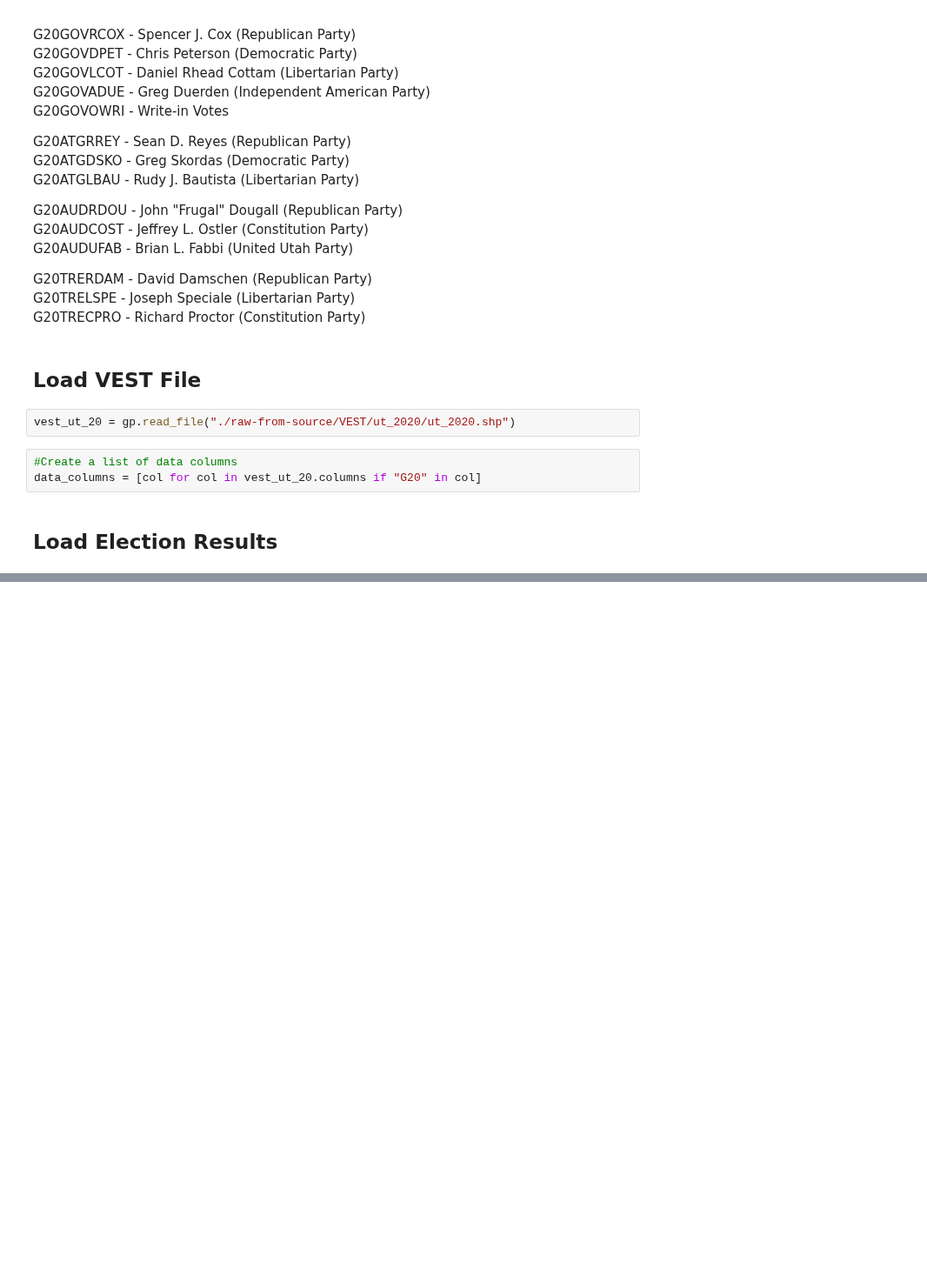
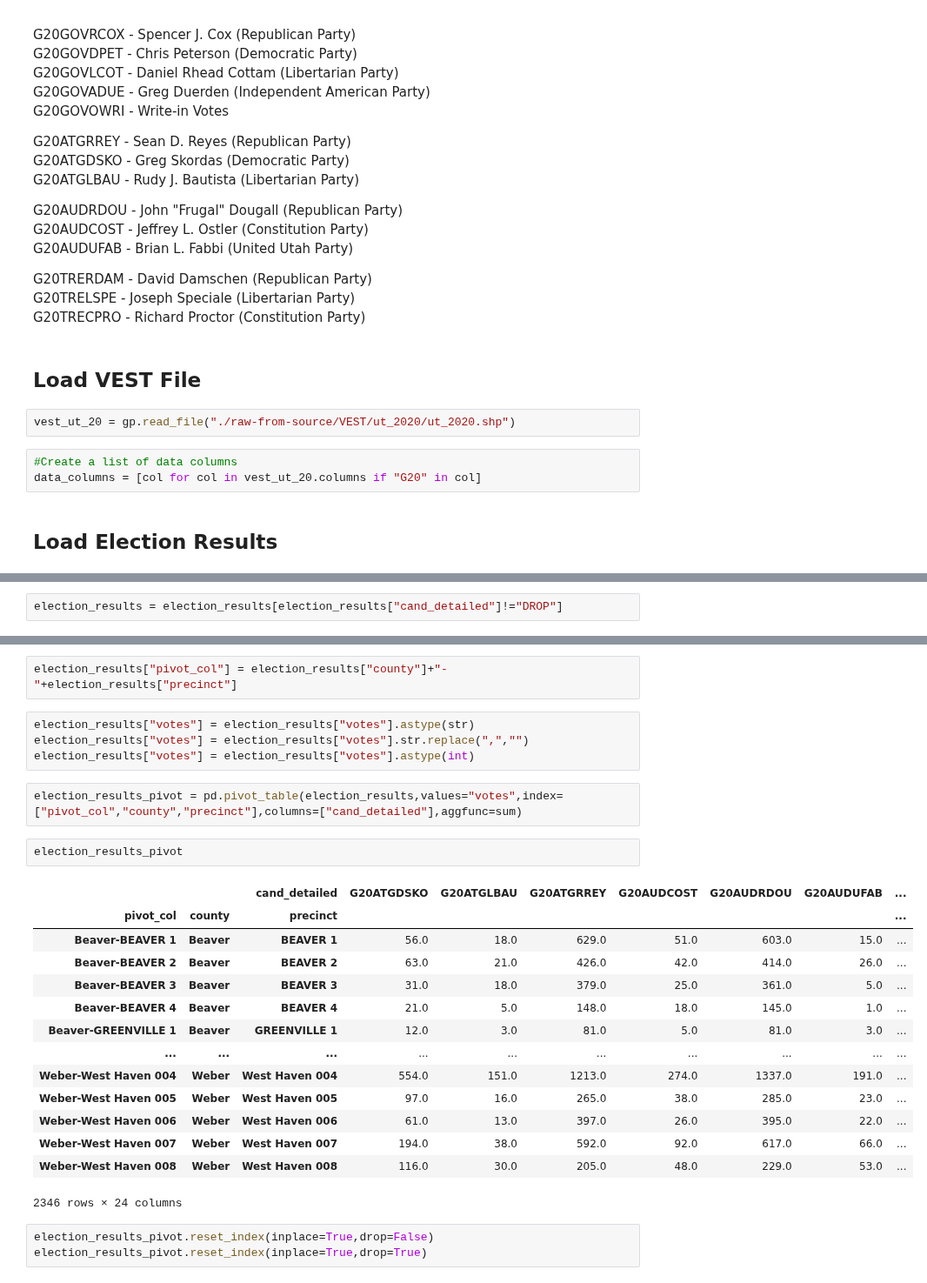
Before and after one commit to nonpartisan-redistricting-datahub/pdv-ut, a Jupyter notebook: vest-ut-2020/vest-ut-2020-validation.ipynb, the cells around one changed output, grey strips where cells are left out. Shown at 87% size. Saved outputs shown, nothing was run; the diff lists cells and outputs as text; blank space fills up the shorter version.

```diff
--- a/vest-ut-2020/vest-ut-2020-validation.ipynb
+++ b/vest-ut-2020/vest-ut-2020-validation.ipynb
@@ -62,0 +280,2 @@ data_columns = [col for col in vest_ut_20.columns if "G20" in col]
+# %%
+election_results = election_results[election_results["cand_detailed"]!="DROP"]
@@ -62,0 +292,28 @@ data_columns = [col for col in vest_ut_20.columns if "G20" in col]
+# %%
+election_results["pivot_col"] = election_results["county"]+"-"+election_results["precinct"]
+# %%
+election_results["votes"] = election_results["votes"].astype(str)
+election_results["votes"] = election_results["votes"].str.replace(",","")
+election_results["votes"] = election_results["votes"].astype(int)
+# %%
+election_results_pivot = pd.pivot_table(election_results,values="votes",index=["pivot_col","county","precinct"],columns=["cand_detailed"],aggfunc=sum)
+# %%
+election_results_pivot
+# %% [output]
+|  |  | cand_detailed | G20ATGDSKO | G20ATGLBAU | G20ATGRREY | G20AUDCOST | G20AUDRDOU | G20AUDUFAB | ... |
+| pivot_col | county | precinct |  |  |  |  |  |  | ... |
+| Beaver-BEAVER 1 | Beaver | BEAVER 1 | 56.0 | 18.0 | 629.0 | 51.0 | 603.0 | 15.0 | ... |
+| Beaver-BEAVER 2 | Beaver | BEAVER 2 | 63.0 | 21.0 | 426.0 | 42.0 | 414.0 | 26.0 | ... |
+| Beaver-BEAVER 3 | Beaver | BEAVER 3 | 31.0 | 18.0 | 379.0 | 25.0 | 361.0 | 5.0 | ... |
+| Beaver-BEAVER 4 | Beaver | BEAVER 4 | 21.0 | 5.0 | 148.0 | 18.0 | 145.0 | 1.0 | ... |
+| Beaver-GREENVILLE 1 | Beaver | GREENVILLE 1 | 12.0 | 3.0 | 81.0 | 5.0 | 81.0 | 3.0 | ... |
+| ... | ... | ... | ... | ... | ... | ... | ... | ... | ... |
+| Weber-West Haven 004 | Weber | West Haven 004 | 554.0 | 151.0 | 1213.0 | 274.0 | 1337.0 | 191.0 | ... |
+| Weber-West Haven 005 | Weber | West Haven 005 | 97.0 | 16.0 | 265.0 | 38.0 | 285.0 | 23.0 | ... |
+| Weber-West Haven 006 | Weber | West Haven 006 | 61.0 | 13.0 | 397.0 | 26.0 | 395.0 | 22.0 | ... |
+| Weber-West Haven 007 | Weber | West Haven 007 | 194.0 | 38.0 | 592.0 | 92.0 | 617.0 | 66.0 | ... |
+| Weber-West Haven 008 | Weber | West Haven 008 | 116.0 | 30.0 | 205.0 | 48.0 | 229.0 | 53.0 | ... |
+2346 rows × 24 columns
+# %%
+election_results_pivot.reset_index(inplace=True,drop=False)
+election_results_pivot.reset_index(inplace=True,drop=True)
```
Also changed, not shown: parts of 71 cells of this notebook.
